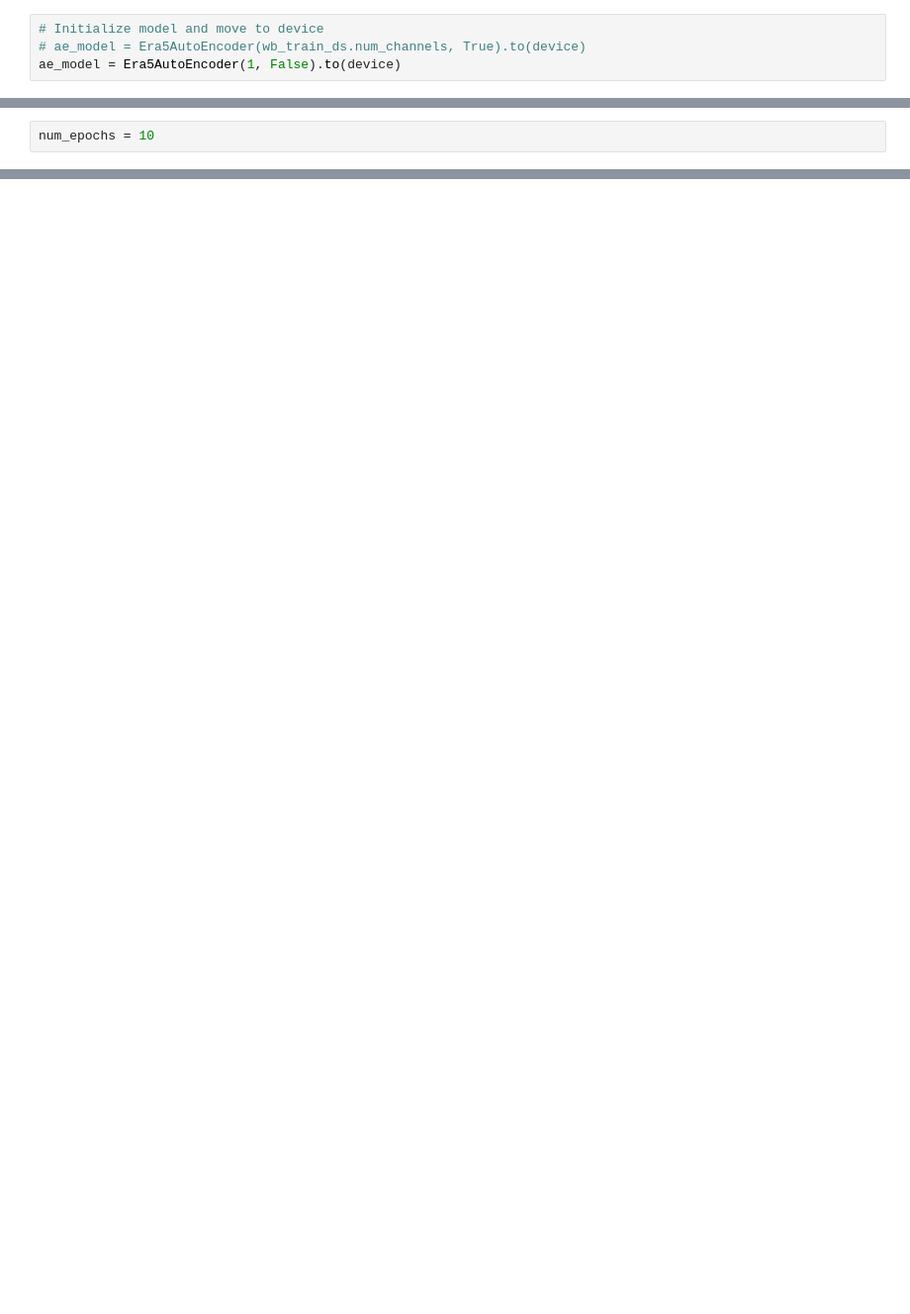
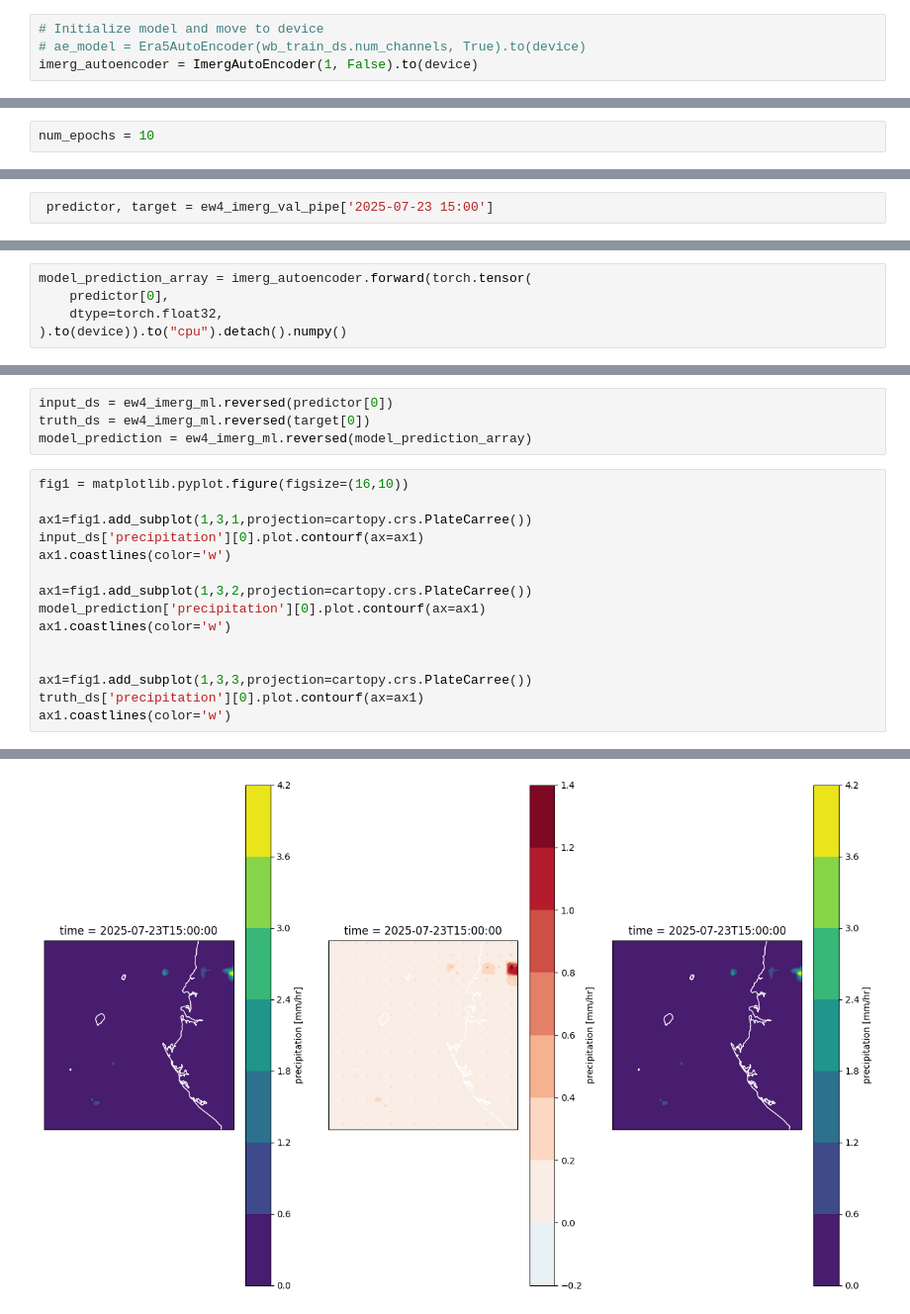
Before and after one commit to uk-gov-mirror/MetOffice.pyearthtools_jasmin, a Jupyter notebook: notebooks/ew4energy/ew4_imerg.ipynb, the cells around one changed output, grey strips where cells are left out. Shown at 99% size. Drawn from its saved outputs; the diff is of its cells as text; blank space fills up the shorter version.

```diff
--- a/notebooks/ew4energy/ew4_imerg.ipynb
+++ b/notebooks/ew4energy/ew4_imerg.ipynb
@@ -733,4 +499,4 @@ class ImergAutoEncoder(torch.nn.Module):
 # %%
 # Initialize model and move to device
 # ae_model = Era5AutoEncoder(wb_train_ds.num_channels, True).to(device)
-ae_model = Era5AutoEncoder(1, False).to(device)
+imerg_autoencoder = ImergAutoEncoder(1, False).to(device)
@@ -835,0 +672,2 @@ for epoch_num in range(num_epochs):
+# %%
+ predictor, target = ew4_imerg_val_pipe['2025-07-23 15:00']
@@ -835,0 +683,5 @@ for epoch_num in range(num_epochs):
+# %%
+model_prediction_array = imerg_autoencoder.forward(torch.tensor(
+    predictor[0],
+    dtype=torch.float32,
+).to(device)).to("cpu").detach().numpy()
@@ -835,0 +690,20 @@ for epoch_num in range(num_epochs):
+# %%
+input_ds = ew4_imerg_ml.reversed(predictor[0])
+truth_ds = ew4_imerg_ml.reversed(target[0])
+model_prediction = ew4_imerg_ml.reversed(model_prediction_array)
+# %%
+fig1 = matplotlib.pyplot.figure(figsize=(16,10))
+
+ax1=fig1.add_subplot(1,3,1,projection=cartopy.crs.PlateCarree())
+input_ds['precipitation'][0].plot.contourf(ax=ax1)
+ax1.coastlines(color='w')
+
+ax1=fig1.add_subplot(1,3,2,projection=cartopy.crs.PlateCarree())
+model_prediction['precipitation'][0].plot.contourf(ax=ax1)
+ax1.coastlines(color='w')
+
+
+ax1=fig1.add_subplot(1,3,3,projection=cartopy.crs.PlateCarree())
+truth_ds['precipitation'][0].plot.contourf(ax=ax1)
+ax1.coastlines(color='w')
+# %% [output]
@@ -835,0 +711 @@ for epoch_num in range(num_epochs):
+[figure, added]
```
Also changed, not shown: parts of 68 cells of this notebook.
